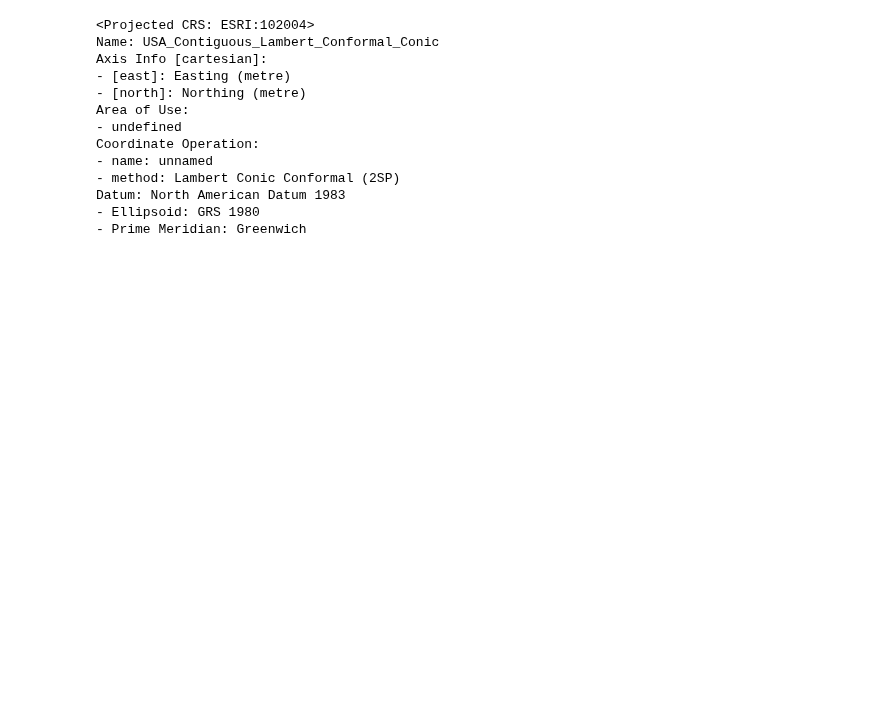
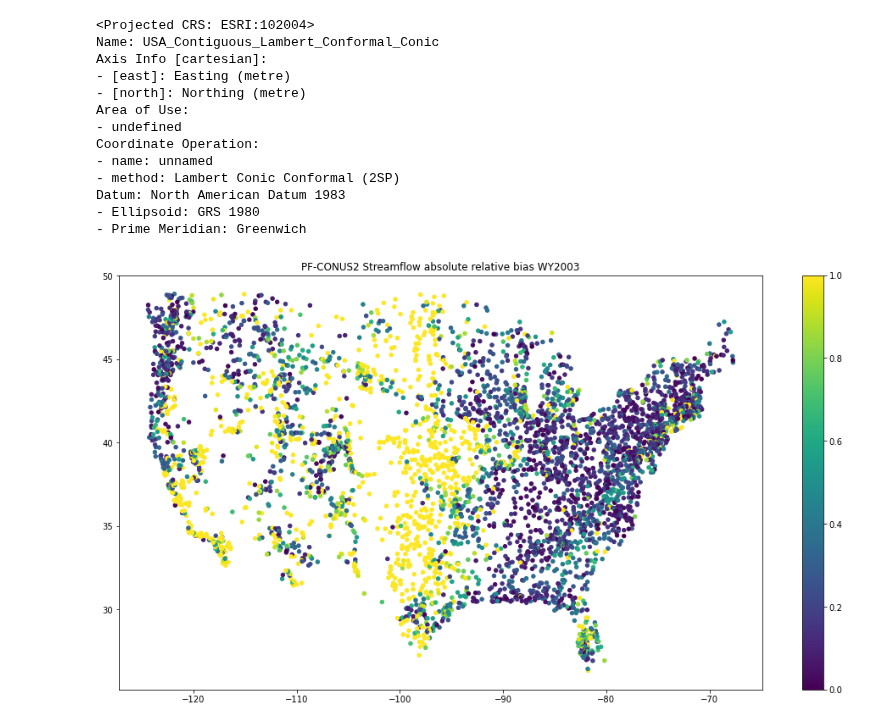
Before and after one commit to danielletijerina/PFCONUS2-analysis, a Jupyter notebook: scripts/Validation/Streamflow/3_PlotStreamflowTimeseries-Stats.ipynb, the cells around one changed output. Saved outputs shown, nothing was run; the diff lists cells and outputs as text; code cells hidden in the pictures; blank space fills up the shorter version.

Commit message:
plt save for streamflow stats figures

```diff
--- a/scripts/Validation/Streamflow/3_PlotStreamflowTimeseries-Stats.ipynb
+++ b/scripts/Validation/Streamflow/3_PlotStreamflowTimeseries-Stats.ipynb
@@ -223,8 +223,12 @@ Datum: North American Datum 1983
 # %%
 fig = plt.figure(figsize=(17,9), dpi=72)
 plt.scatter(stats_df.longitude,stats_df.latitude, c=stats_df.absrelbias, s=20, vmin = 0, vmax = 1)
 plt.colorbar()
-plt.title('PF-CONUS2 absolute relative bias')
+plt.title(f'PF-CONUS2 Streamflow absolute relative bias WY{water_year}')
+plt.savefig(f'{plot_dir}/PFCONUS2_AbsRelBias_Map_WY{water_year}.png',\
+            dpi = 200, facecolor='white', transparent=False, bbox_inches="tight")
+# %% [output]
+[figure, added]
 # %%
 fig = plt.figure(figsize=(17,9), dpi=72)
 plt.scatter(stats_df.longitude,stats_df.latitude, c=stats_df.bias, s=20, vmin = -1, vmax = 1)
```
Also changed, not shown: parts of 2 cells of this notebook.
